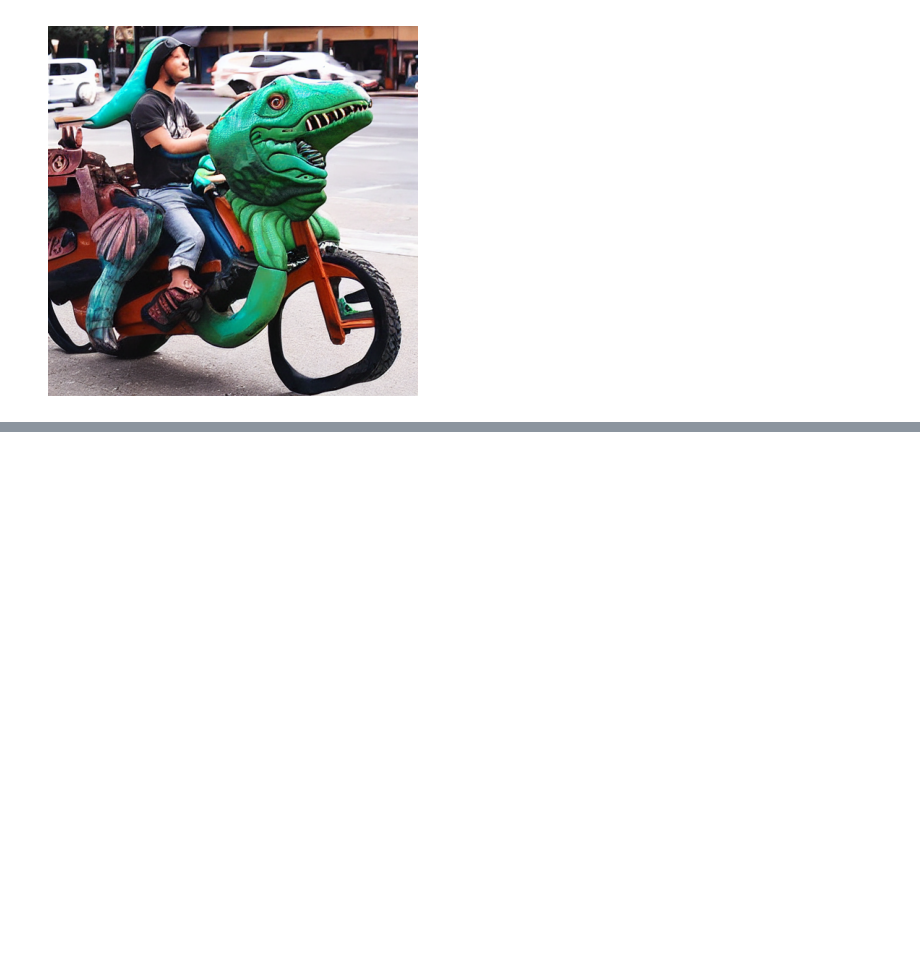
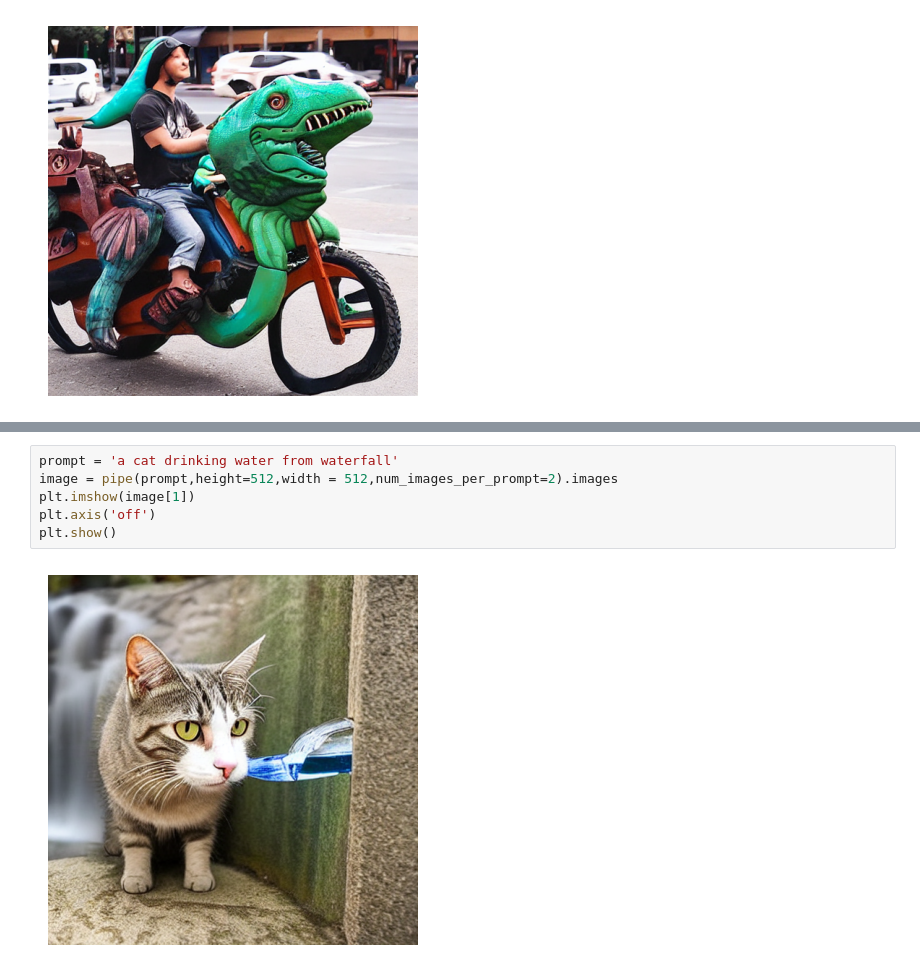
Before and after one commit to jaskiratkalra26/Hugging-Face-Models, a Jupyter notebook: text_to_image.ipynb, the cells around one changed output, grey strips where cells are left out. Cells and saved outputs as stored; diff of their text form; blank space fills up the shorter version.

```diff
--- a/text_to_image.ipynb
+++ b/text_to_image.ipynb
@@ -95,0 +104,8 @@ plt.show()
+# %%
+prompt = 'a cat drinking water from waterfall'
+image = pipe(prompt,height=512,width = 512,num_images_per_prompt=2).images
+plt.imshow(image[1])
+plt.axis('off')
+plt.show()
+# %% [output]
+[figure, added]
```
Also changed, not shown: parts of 3 cells of this notebook.
